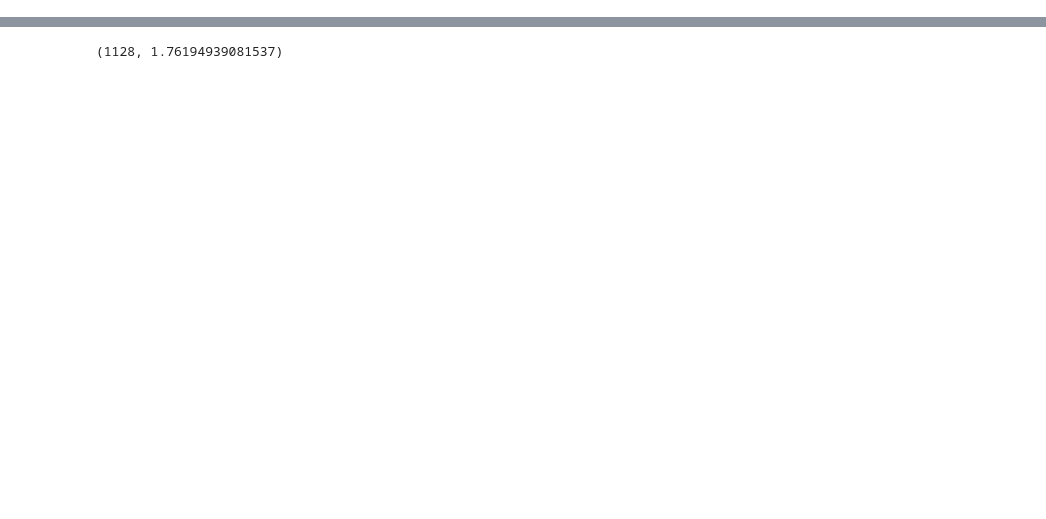
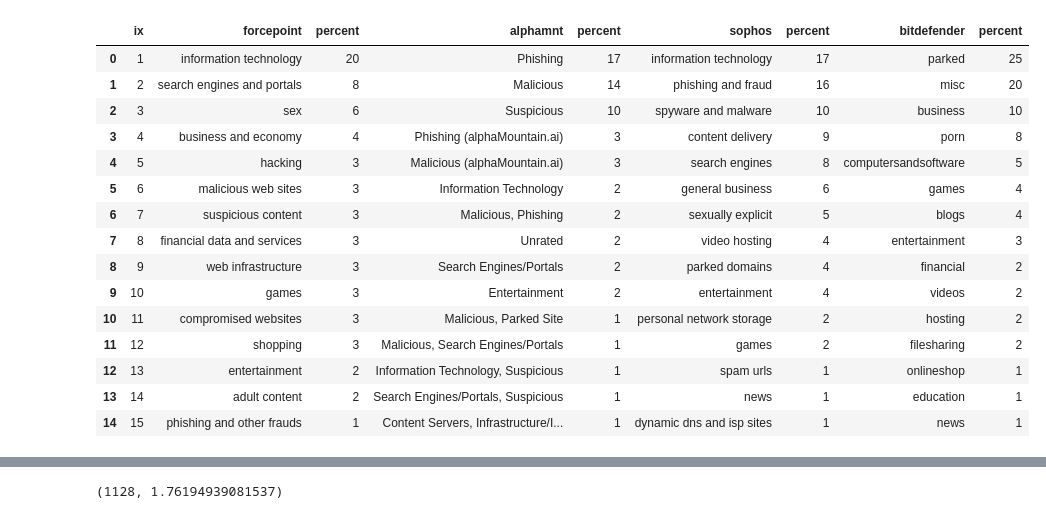
Before and after one commit to themains/bad_domains, a Jupyter notebook: scripts/domain-level.ipynb, the cells around one changed output, grey strips where cells are left out. Cells and saved outputs as stored; diff of their text form; code cells hidden in the pictures; blank space fills up the shorter version.

```diff
--- a/scripts/domain-level.ipynb
+++ b/scripts/domain-level.ipynb
@@ -94,0 +118,11 @@ memory usage: 7.0+ MB
+# %%
+_n = 15
+fp_cat = (
+    df.query("malicious>=2")
+    .stb.freq(["forcepoint"])
+    .head(_n)
+    .assign(ix=range(1, 1 + _n))
+    .reorder_columns(["ix"])
+    .fillna("---")
+)
+fp_cat
@@ -94,0 +146,3 @@ memory usage: 7.0+ MB
+# %%
+am_cat = df.query("malicious>=2").stb.freq(["alphamnt"]).head(_n)
+am_cat
@@ -94,0 +166,3 @@ memory usage: 7.0+ MB
+# %%
+sophos_cat = df.query("malicious>=2").stb.freq(["sophos"]).head(_n)
+sophos_cat
@@ -94,0 +186,3 @@ memory usage: 7.0+ MB
+# %%
+bitdefender_cat = df.query("malicious>=2").stb.freq(["bitdefender"]).head(_n)
+bitdefender_cat
@@ -94,0 +226,47 @@ memory usage: 7.0+ MB
+# %%
+df_categories = (
+    #     pd.concat([fp_cat, am_cat, sophos_cat, bitdefender_cat, yg_cat], axis=1)
+    pd.concat(
+        [
+            fp_cat,
+            am_cat,
+            sophos_cat,
+            bitdefender_cat,
+        ],
+        axis=1,
+    )
+    .apply(
+        lambda col: col.map(
+            #             lambda x: f"{x:.0f}\%" if pd.api.types.is_numeric_dtype(col) and pd.notnull(x) else x
+            lambda x: f"{x:.0f}"
+            if pd.api.types.is_numeric_dtype(col) and pd.notnull(x)
+            else x
+        )
+        if "percent" in col.name or "cumulative_percent" in col.name
+        else col
+    )
+    .remove_columns("count")
+    .remove_columns("cumulative_count")
+    .remove_columns("cumulative_percent")
+    .head(_n)
+    .fillna("---")
+)
+display(df_categories)
+pandas_to_tex(df_categories, "../tabs/top15_malicious_categories")
+# %% [output]
+|  | ix | forcepoint | percent | alphamnt | percent | sophos | percent | bitdefender | percent |
+| 0 | 1 | information technology | 20 | Phishing | 17 | information technology | 17 | parked | 25 |
+| 1 | 2 | search engines and portals | 8 | Malicious | 14 | phishing and fraud | 16 | misc | 20 |
+| 2 | 3 | sex | 6 | Suspicious | 10 | spyware and malware | 10 | business | 10 |
+| 3 | 4 | business and economy | 4 | Phishing (alphaMountain.ai) | 3 | content delivery | 9 | porn | 8 |
+| 4 | 5 | hacking | 3 | Malicious (alphaMountain.ai) | 3 | search engines | 8 | computersandsoftware | 5 |
+| 5 | 6 | malicious web sites | 3 | Information Technology | 2 | general business | 6 | games | 4 |
+| 6 | 7 | suspicious content | 3 | Malicious, Phishing | 2 | sexually explicit | 5 | blogs | 4 |
+| 7 | 8 | financial data and services | 3 | Unrated | 2 | video hosting | 4 | entertainment | 3 |
+| 8 | 9 | web infrastructure | 3 | Search Engines/Portals | 2 | parked domains | 4 | financial | 2 |
+| 9 | 10 | games | 3 | Entertainment | 2 | entertainment | 4 | videos | 2 |
+| 10 | 11 | compromised websites | 3 | Malicious, Parked Site | 1 | personal network storage | 2 | hosting | 2 |
+| 11 | 12 | shopping | 3 | Malicious, Search Engines/Portals | 1 | games | 2 | filesharing | 2 |
+| 12 | 13 | entertainment | 2 | Information Technology, Suspicious | 1 | spam urls | 1 | onlineshop | 1 |
+| 13 | 14 | adult content | 2 | Search Engines/Portals, Suspicious | 1 | news | 1 | education | 1 |
+| 14 | 15 | phishing and other frauds | 1 | Content Servers, Infrastructure/I... | 1 | dynamic dns and isp sites | 1 | news | 1 |
```
Also changed, not shown: parts of 18 cells of this notebook.
